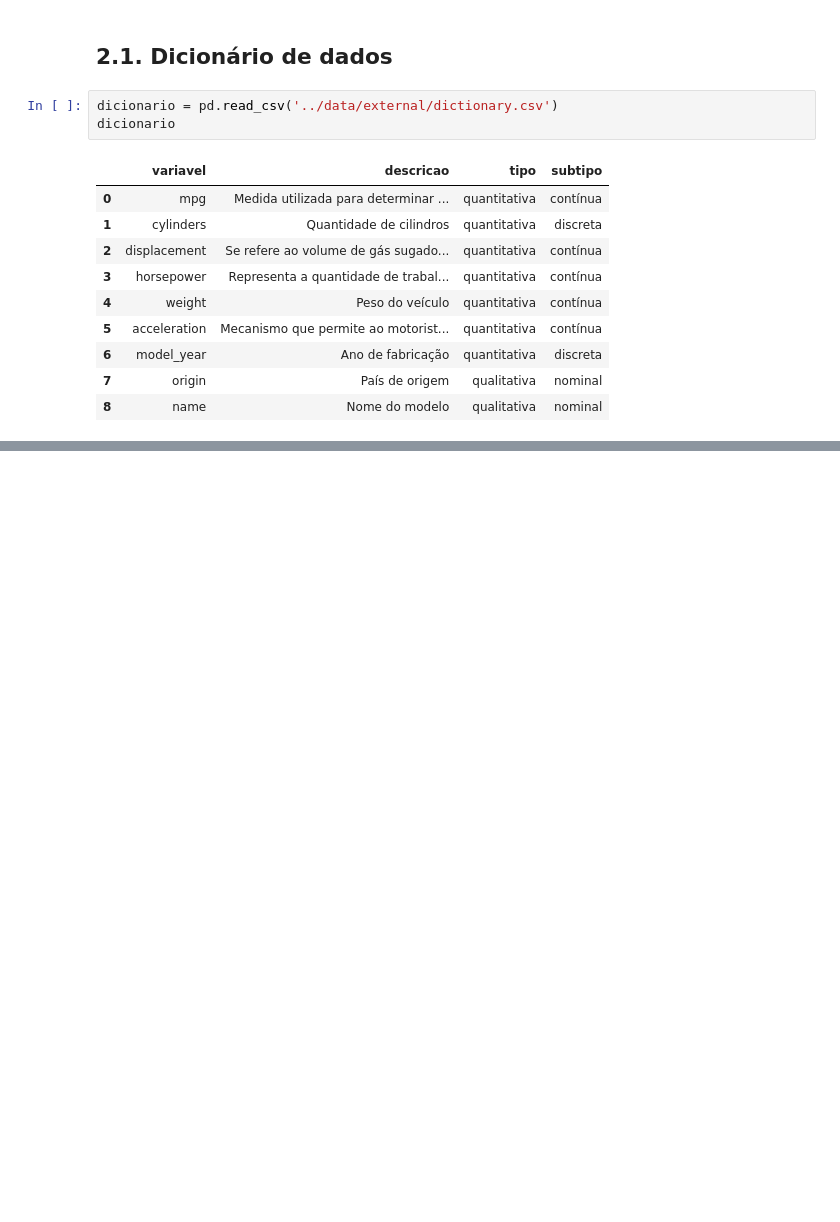
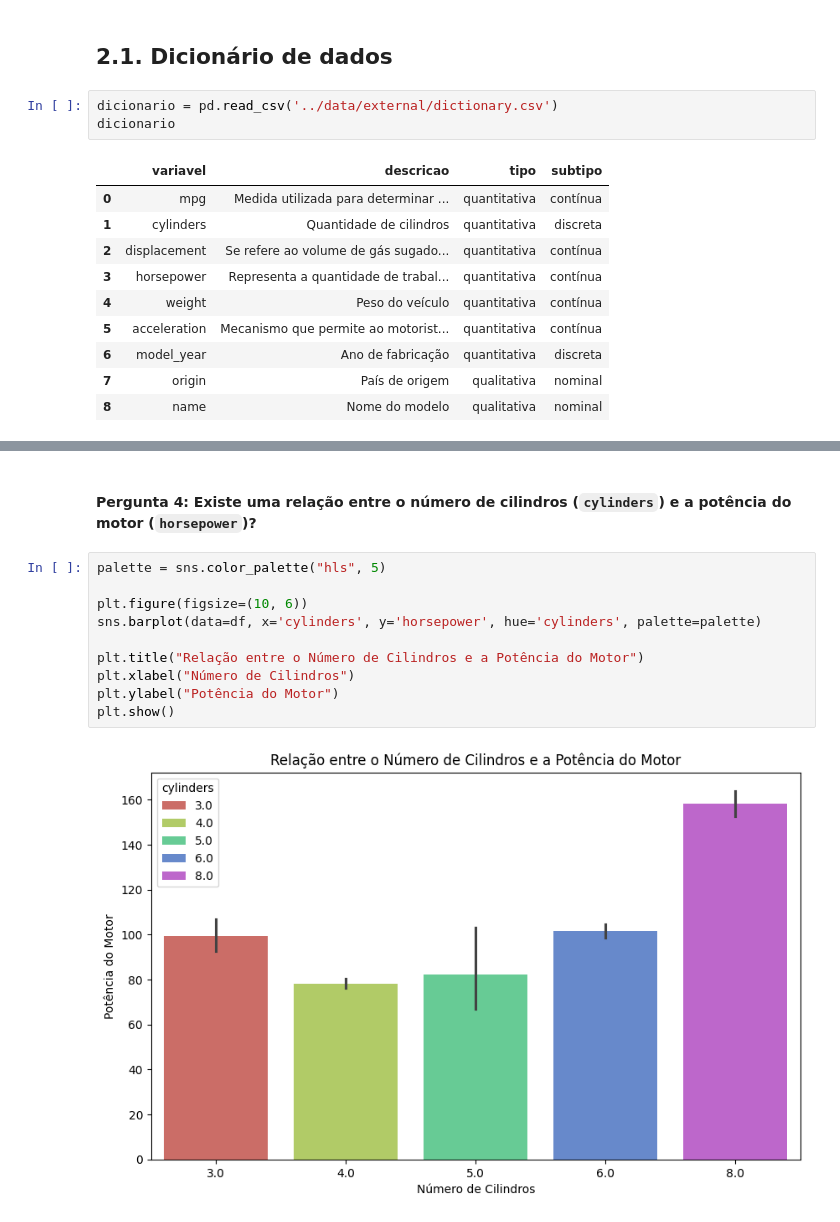
Before and after one commit to adiosCarla/avanti-bootcamp-cdd, a Jupyter notebook: notebooks/01-exploratory_data_analysis.ipynb, the cells around one changed output, grey strips where cells are left out. Drawn from its saved outputs; the diff is of its cells as text; blank space fills up the shorter version.

```diff
--- a/notebooks/01-exploratory_data_analysis.ipynb
+++ b/notebooks/01-exploratory_data_analysis.ipynb
@@ -224,0 +174,14 @@ plt.show()
+# %% [markdown]
+#### Pergunta 4: Existe uma relação entre o número de cilindros (``cylinders``) e a potência do motor (``horsepower``)?
+# %%
+palette = sns.color_palette("hls", 5)
+
+plt.figure(figsize=(10, 6))
+sns.barplot(data=df, x='cylinders', y='horsepower', hue='cylinders', palette=palette)
+
+plt.title("Relação entre o Número de Cilindros e a Potência do Motor")
+plt.xlabel("Número de Cilindros")
+plt.ylabel("Potência do Motor")
+plt.show()
+# %% [output]
+[figure, added]
```
Also changed, not shown: parts of 38 cells of this notebook, 2 other files.
